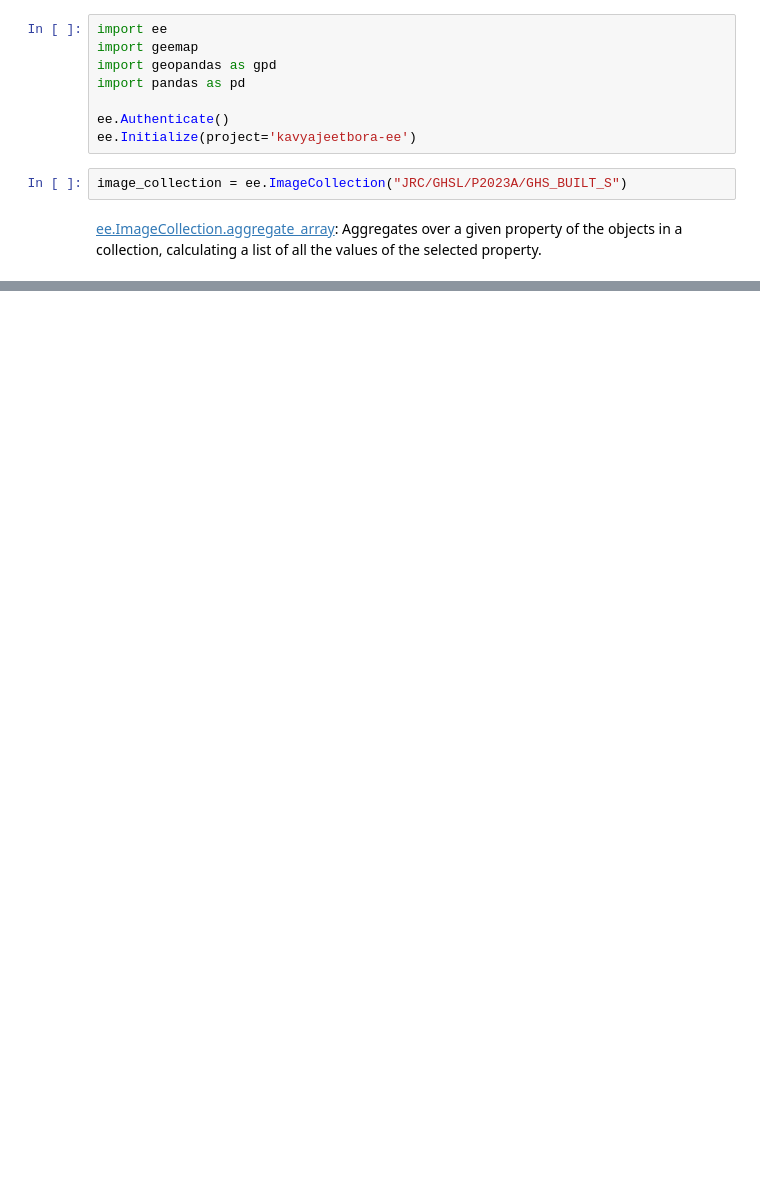
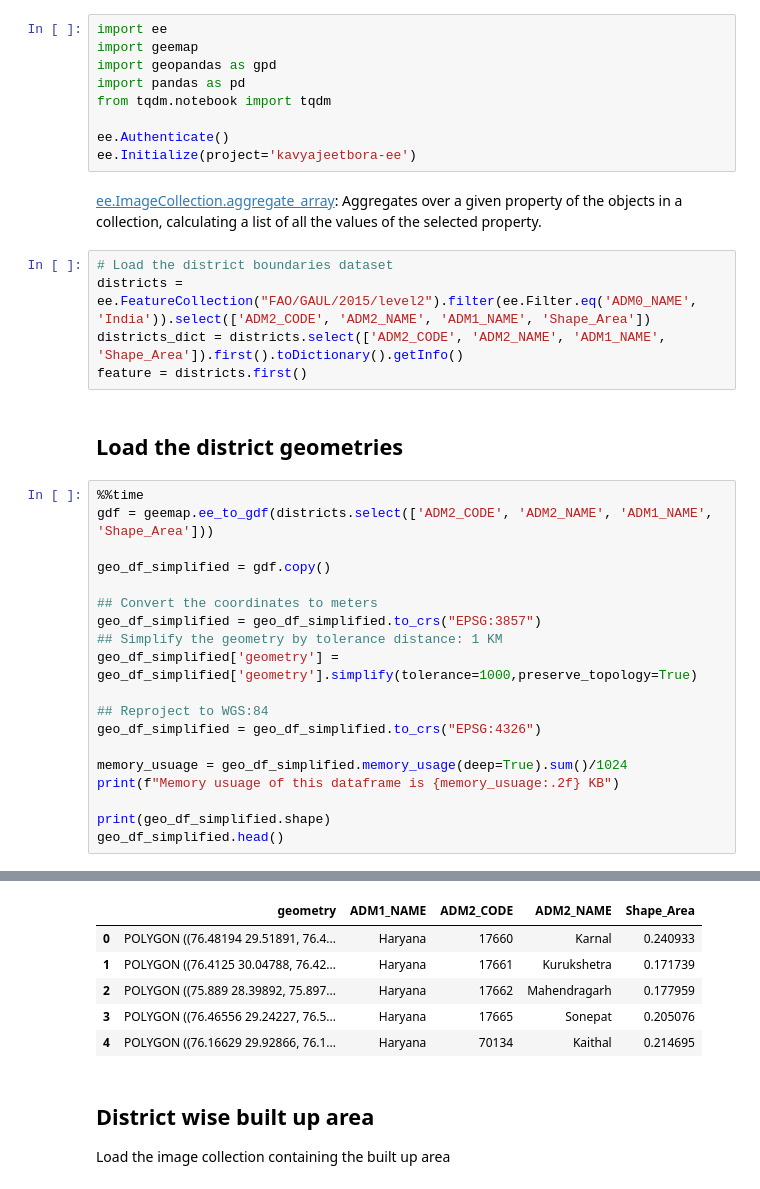
Before and after one commit to kavyajeetbora/end_to_end_gee_with_python, a Jupyter notebook: Development/District-Builtup-Index-GHSL.ipynb, the cells around one changed output, grey strips where cells are left out. Cells and saved outputs as stored; diff of their text form; blank space fills up the shorter version.

```diff
--- a/Development/District-Builtup-Index-GHSL.ipynb
+++ b/Development/District-Builtup-Index-GHSL.ipynb
@@ -5,10 +5,36 @@ import ee
 import geemap
 import geopandas as gpd
 import pandas as pd
+from tqdm.notebook import tqdm
 
 ee.Authenticate()
 ee.Initialize(project='kavyajeetbora-ee')
-# %%
-image_collection = ee.ImageCollection("JRC/GHSL/P2023A/GHS_BUILT_S")
 # %% [markdown]
 [ee.ImageCollection.aggregate_array](https://developers.google.com/earth-engine/apidocs/ee-imagecollection-aggregate_array):  Aggregates over a given property of the objects in a collection, calculating a list of all the values of the selected property.
+# %%
+# Load the district boundaries dataset
+districts = ee.FeatureCollection("FAO/GAUL/2015/level2").filter(ee.Filter.eq('ADM0_NAME', 'India')).select(['ADM2_CODE', 'ADM2_NAME', 'ADM1_NAME', 'Shape_Area'])
+districts_dict = districts.select(['ADM2_CODE', 'ADM2_NAME', 'ADM1_NAME', 'Shape_Area']).first().toDictionary().getInfo()
+feature = districts.first()
+# %% [markdown]
+## Load the district geometries
+# %%
+%%time
+gdf = geemap.ee_to_gdf(districts.select(['ADM2_CODE', 'ADM2_NAME', 'ADM1_NAME', 'Shape_Area']))
+
+geo_df_simplified = gdf.copy()
+
+## Convert the coordinates to meters
+geo_df_simplified = geo_df_simplified.to_crs("EPSG:3857")
+## Simplify the geometry by tolerance distance: 1 KM
+geo_df_simplified['geometry'] = geo_df_simplified['geometry'].simplify(tolerance=1000,preserve_topology=True)
+
+## Reproject to WGS:84
+geo_df_simplified = geo_df_simplified.to_crs("EPSG:4326")
+
+memory_usuage = geo_df_simplified.memory_usage(deep=True).sum()/1024
+print(f"Memory usuage of this dataframe is {memory_usuage:.2f} KB")
+
+print(geo_df_simplified.shape)
+geo_df_simplified.head()
+# %% [output]
@@ -15 +45,10 @@ image_collection = ee.ImageCollection("JRC/GHSL/P2023A/GHS_BUILT_S")
+|  | geometry | ADM1_NAME | ADM2_CODE | ADM2_NAME | Shape_Area |
+| 0 | POLYGON ((76.48194 29.51891, 76.4... | Haryana | 17660 | Karnal | 0.240933 |
+| 1 | POLYGON ((76.4125 30.04788, 76.42... | Haryana | 17661 | Kurukshetra | 0.171739 |
+| 2 | POLYGON ((75.889 28.39892, 75.897... | Haryana | 17662 | Mahendragarh | 0.177959 |
+| 3 | POLYGON ((76.46556 29.24227, 76.5... | Haryana | 17665 | Sonepat | 0.205076 |
+| 4 | POLYGON ((76.16629 29.92866, 76.1... | Haryana | 70134 | Kaithal | 0.214695 |
+# %% [markdown]
+## District wise built up area
+Load the image collection containing the built up area
 # %%
```
Also changed, not shown: parts of 11 cells of this notebook.
